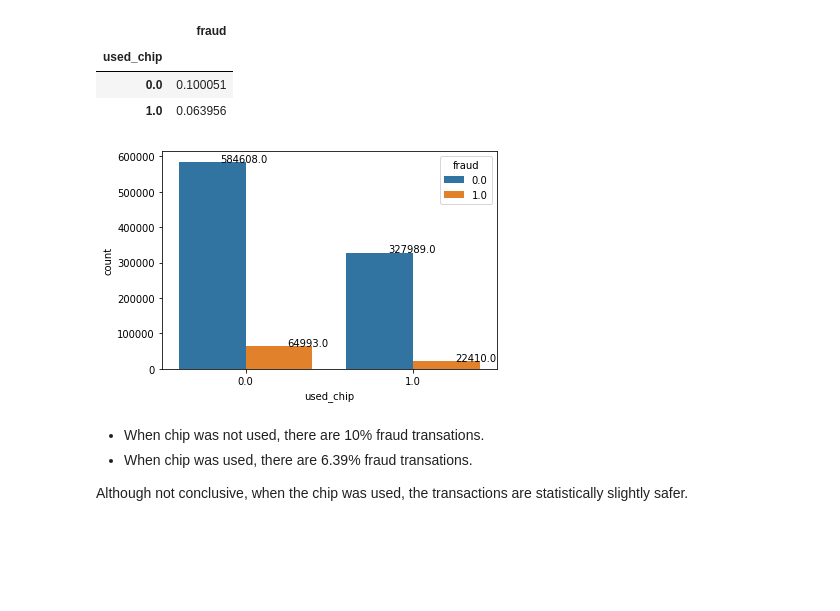
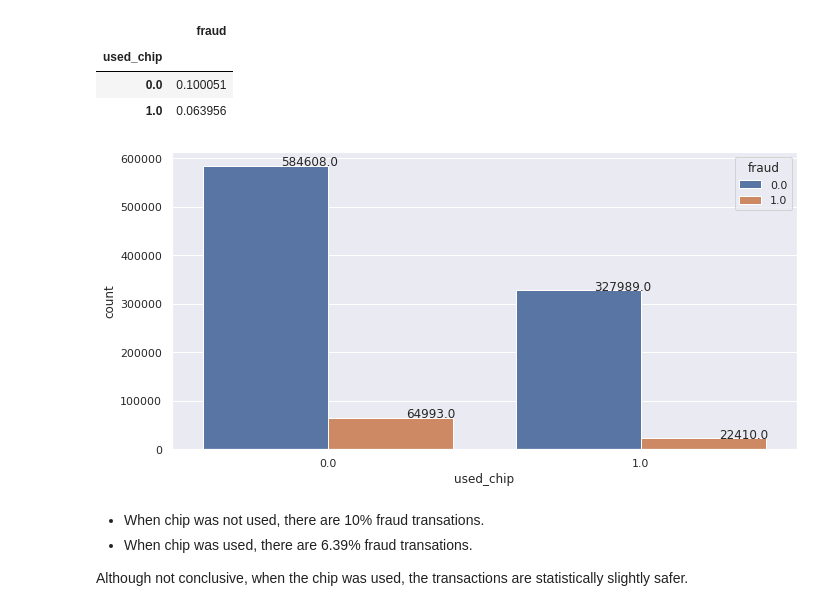
Before and after one commit to rajathAgalkote/CreditCard_Fraud_Detection, a Jupyter notebook: Rajathadri_CreditCard_Fraud_Detection.ipynb, the cells around one changed output. Drawn from its saved outputs; the diff is of its cells as text; code cells hidden in the pictures; blank space fills up the shorter version.

```diff
--- a/Rajathadri_CreditCard_Fraud_Detection.ipynb
+++ b/Rajathadri_CreditCard_Fraud_Detection.ipynb
@@ -292,6 +295,8 @@ pd.crosstab(ds.fraud, ds.repeat_retailer)
 | 0.0 | 107986 | 804611 |
 | 1.0 | 10478 | 76925 |
 # %%
+sns.set(rc={'figure.figsize':(10,5)})
+
 ax = sns.countplot(x='repeat_retailer', hue='fraud', data=ds)
 
 # Display the counts for each column using annotate function
@@ -343,15 +348,17 @@ pd.pivot_table(data= ds, values = 'fraud', index = ['used_chip'])
 | 0.0 | 0.100051 |
 | 1.0 | 0.063956 |
 # %%
+sns.set(rc={'figure.figsize':(10,5)})
+
 ax = sns.countplot(x='used_chip', hue='fraud', data=ds)
 
 # Display the counts for each column using annotate function
 for p in ax.patches:
    ax.annotate('{:.1f}'.format(p.get_height()), (p.get_x()+0.25, p.get_height()+0.01))
 
 plt.show()
 # %% [output]
-[figure, old version]
+[figure, new version]
 # %% [markdown]
 * When chip was not used, there are 10% fraud transations.
 * When chip was used, there are 6.39% fraud transations.
```
Also changed, not shown: parts of 5 cells of this notebook.
